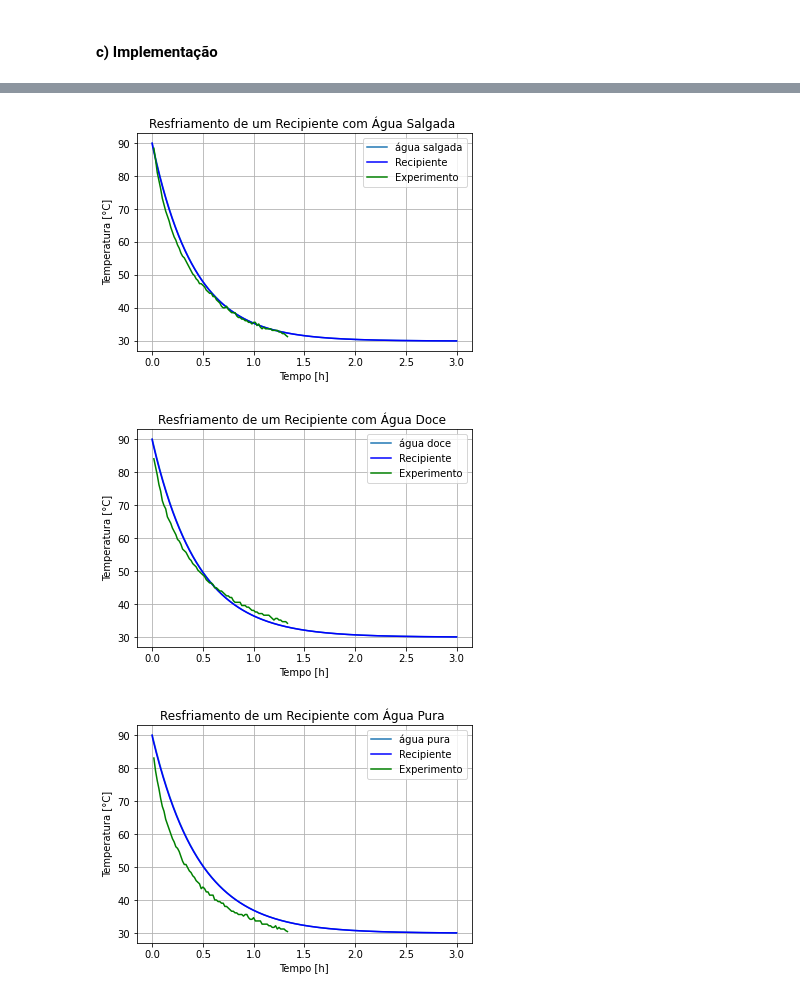
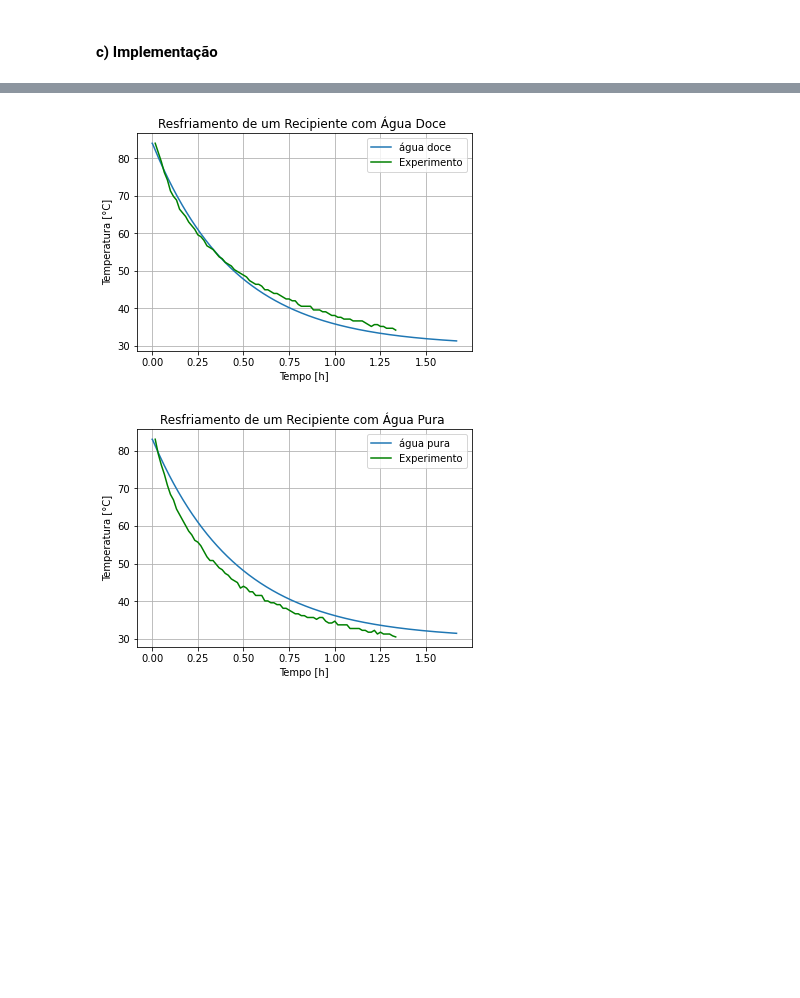
Before and after one commit to dourado-rafa/ModssimProjeto2, a Jupyter notebook: P2.ipynb, the cells around one changed output, grey strips where cells are left out. Saved outputs shown, nothing was run; the diff lists cells and outputs as text; code cells hidden in the pictures; blank space fills up the shorter version.

```diff
--- a/P2.ipynb
+++ b/P2.ipynb
@@ -153,3 +155,8 @@ def modelo3(x, t):
     return [dTl_dt, dTr_dt]
 # %% [markdown]
 #### c) Implementação
+# %%
+Tmax = 100*60 # segundos
+dt = 1
+tempo_s = np.arange(0, Tmax, dt)
+tempo_h = list([t/3600 for t in tempo_s])
@@ -156,56 +182,38 @@ def modelo3(x, t):
+# %%
+X0 = [273.15 + agua_adocada[0], 273.15 + agua_adocada[0]]
+
+Xy2= odeint(modelo2, X0, tempo_s)
+
+Tl_y2= list(Xy2[:,0] - 273.15)
+Tr_y2= list(Xy2[:,1] - 273.15)
+
+plt.plot(tempo_h, Tl_y2, label="água doce")
+# plt.plot(tempo_h, Tr_y2, color= "blue", label= "Recipiente")
+plt.plot(tempo_adocada, agua_adocada, color="green", label="Experimento")
+plt.title("Resfriamento de um Recipiente com Água Doce ")
+plt.xlabel("Tempo [h]")
+plt.ylabel("Temperatura [°C]")
+plt.legend()
+plt.grid()
+plt.show()
+# %% [output]
+[figure, added]
 # %%
-Tmax = 3*60*60 # segundos
-dt = 1
-tempo_s = np.arange(0, Tmax, dt)
-tempo_h = list([t/3600 for t in tempo_s])
-
-X0 = [273.15 + 90, 273.15 + 90] # [Tl_0, Tr_0]
-
-Xy1 = odeint(modelo1, X0, tempo_s)
-
-Tl_y1 = list(Xy1[:,0] - 273.15)
-Tr_y1 = list(Xy1[:,1] - 273.15)
-
-plt.plot(tempo_h, Tl_y1, label="água salgada")
-plt.plot(tempo_h, Tr_y1, color="blue", label="Recipiente")
-plt.plot(tempo_salgada, agua_salgada, color="green", label="Experimento")
-plt.title("Resfriamento de um Recipiente com Água Salgada ")
-plt.xlabel("Tempo [h]")
-plt.ylabel("Temperatura [°C]")
-plt.legend()
-plt.grid()
-plt.show()
-
-Xy2= odeint(modelo2, X0, tempo_s)
-
-Tl_y2= list(Xy2[:,0] - 273.15)
-Tr_y2= list(Xy2[:,1] - 273.15)
-
-plt.plot(tempo_h, Tl_y2, label="água doce")
-plt.plot(tempo_h, Tr_y2, color= "blue", label= "Recipiente")
-plt.plot(tempo_adocada, agua_adocada, color="green", label="Experimento")
-plt.title("Resfriamento de um Recipiente com Água Doce ")
-plt.xlabel("Tempo [h]")
-plt.ylabel("Temperatura [°C]")
-plt.legend()
-plt.grid()
-plt.show()
+X0 = [273.15 + agua_pura[0], 273.15 + agua_pura[0]]
 
 Xy3= odeint(modelo3, X0, tempo_s)
 
 Tl_y3= list(Xy3[:,0] - 273.15)
 Tr_y3= list(Xy3[:,1] - 273.15)
 
 plt.plot(tempo_h, Tl_y3, label="água pura")
-plt.plot(tempo_h, Tr_y3, color= "blue", label= "Recipiente")
+# plt.plot(tempo_h, Tr_y3, color= "blue", label= "Recipiente")
 plt.plot(tempo_pura, agua_pura, color="green", label="Experimento")
 plt.title("Resfriamento de um Recipiente com Água Pura ")
 plt.xlabel("Tempo [h]")
 plt.ylabel("Temperatura [°C]")
 plt.legend()
 plt.grid()
 plt.show()
 # %% [output]
-[figure, old version]
+[figure, new version]
-[figure, removed]
-[figure, removed]
```
Also changed, not shown: parts of 5 cells of this notebook.
